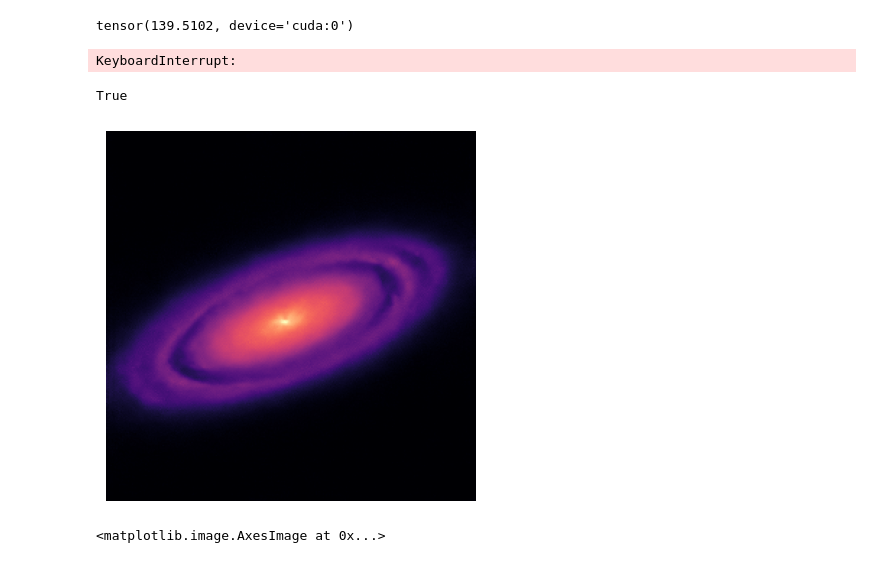
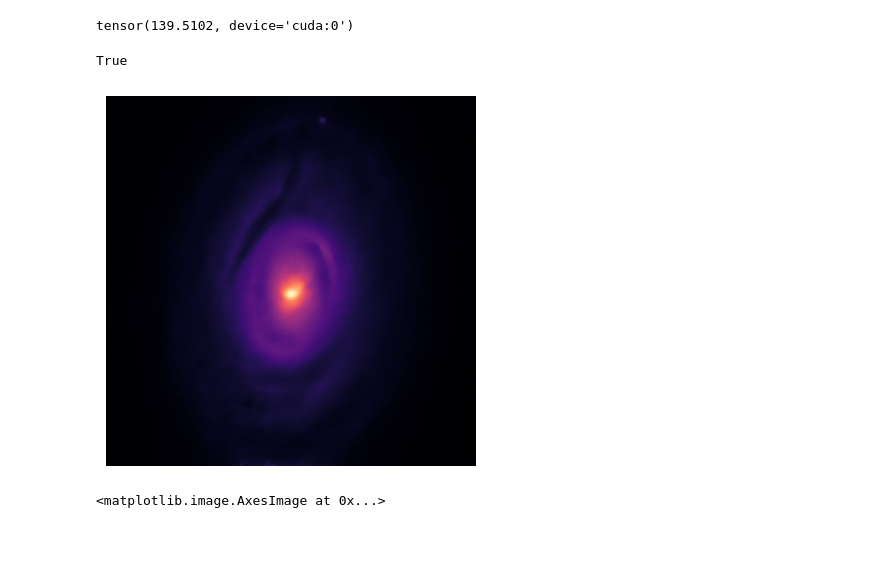
Before and after one commit to EnceladeCandy/bayesian-imaging-radio, a Jupyter notebook: experiment_notebooks/inference_htlup.ipynb, the cells around one changed output. Saved outputs shown, nothing was run; the diff lists cells and outputs as text; code cells hidden in the pictures.

```diff
--- a/experiment_notebooks/inference_htlup.ipynb
+++ b/experiment_notebooks/inference_htlup.ipynb
@@ -163,35 +171,33 @@ tensor(139.5102, device='cuda:0')
 # %%
 from posterior_sampling import euler_sampler, pc_sampler
 # pred_steps, corr_steps, snr = pc_params
-pc_params = (4000, 1, 0.1)
-samples = pc_sampler(
+# pc_params = (4000, 1, 0.1)
+# samples = pc_sampler(
+#     y = y,
+#     sigma_y = sigma_y,
+#     forward_model = model,
+#     score_model = score_model,
+#     score_likelihood = score_likelihood,
+#     model_parameters = model_params,
+#     num_samples = 1,
+#     pc_params = pc_params,
+#     tweedie = False,
+#     keep_chain = False,
+#     debug_mode = False,
+#     img_size = (256, 256)
+# )
+
+samples = euler_sampler(
     y = y,
     sigma_y = sigma_y,
     forward_model = model,
     score_model = score_model,
-    score_likelihood = score_likelihood,
+    score_likelihood =  score_likelihood,
     model_parameters = model_params,
-    num_samples = 10,
-    pc_params = pc_params,
+    num_samples = 5,
+    num_steps = 4000,
     tweedie = False,
     keep_chain = False,
     debug_mode = False,
     img_size = (256, 256)
 )
-
-# samples = euler_sampler(
-#     y = y,
-#     sigma_y = sigma_y,
-#     forward_model = model,
-#     score_model = score_model,
-#     score_likelihood =  score_likelihood,
-#     model_parameters = model_params,
-#     num_samples = 1,
-#     num_steps = 4000,
-#     tweedie = False,
-#     keep_chain = False,
-#     debug_mode = False,
-#     img_size = (256, 256)
-# )
-# %% [output]
-KeyboardInterrupt:
@@ -198,34 +206,34 @@ KeyboardInterrupt:
 # %%
 from astropy.visualization import ImageNormalize, AsinhStretch
 norm = True
 save = False
 plt.style.use("default")
 n_images = samples.shape[0]
 grid_size = int(n_images**0.5)
-if n_images != 1:
+if False:
     fig, axs = plt.subplots(grid_size, grid_size, figsize = (5, 5))
-    norm = ImageNormalize(dirty_image[..., None, None].cpu().numpy(), vmin = 0, stretch = AsinhStretch(a=0.05))
+    norm = ImageNormalize(dirty_image[..., None, None].cpu().numpy(), vmin = 0, stretch = AsinhStretch(a=0.00001))
     k = 0
     for i in range(grid_size):
         for j in range(grid_size):
             im = axs[i, j].imshow((link_function(samples[k])).cpu().reshape(img_size, img_size), cmap = "magma", norm = norm, origin = "lower")
             axs[i, j].axis("off")
             k+=1
 else:
     print(norm)
     if norm:
         save_path = f"/home/noedia/projects/def-lplevass/noedia/bayesian_imaging_radio/images/HTLup_pad{npix}norm.pdf"
         norm = ImageNormalize((samples/samples.max()).cpu().numpy(), vmin = 0, stretch = AsinhStretch(a=0.05))
     else:
         save_path = f"/home/noedia/projects/def-lplevass/noedia/bayesian_imaging_radio/images/HTLup_pad{img_size}nonorm.pdf"
         norm = None
     plt.imshow((samples[0]/samples[0].max()).squeeze().cpu(), cmap = "magma", norm = norm, origin = "lower")
     plt.axis("off")
 if save:
     plt.savefig(save_path, bbox_inches = "tight", pad_inches = 0.1)
 # %% [output]
 True
-[figure, old version]
+[figure, new version]
 # %%
 plt.imshow(torch.flip(samples.squeeze().cpu(), dims = [-1]), cmap = "magma", origin = "lower")
 # %% [output]
```
Also changed, not shown: parts of 4 cells of this notebook.
